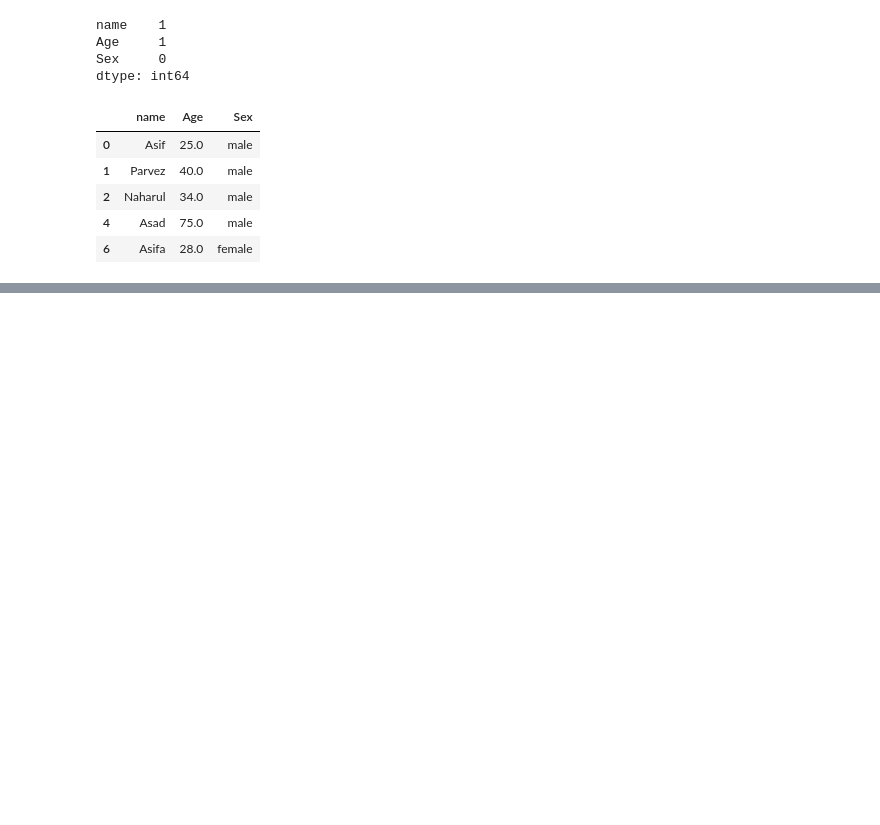
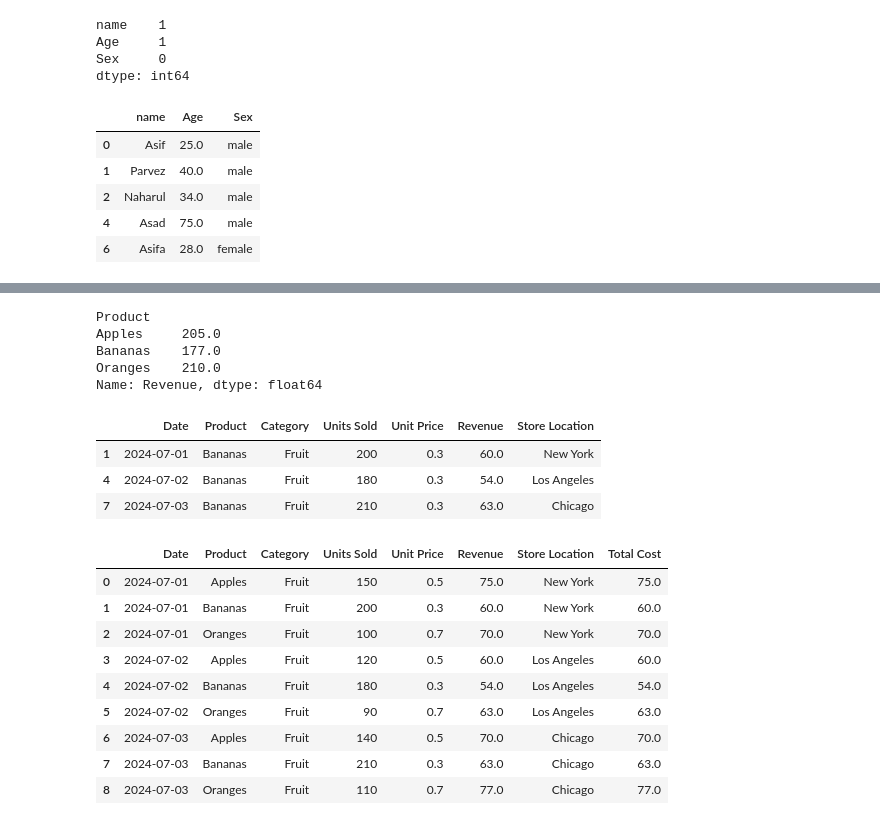
Before and after one commit to minhaz6996/hell-of-a-life, a Jupyter notebook: python-libraries/02-pandas.ipynb, the cells around one changed output, grey strips where cells are left out. Cells and saved outputs as stored; diff of their text form; code cells hidden in the pictures; blank space fills up the shorter version.

```diff
--- a/python-libraries/02-pandas.ipynb
+++ b/python-libraries/02-pandas.ipynb
@@ -404,0 +466,8 @@ df3.dropna()
+# %%
+total_revenue_by_product
+# %% [output]
+Product
+Apples     205.0
+Bananas    177.0
+Oranges    210.0
+Name: Revenue, dtype: float64
@@ -404,0 +476,22 @@ df3.dropna()
+# %%
+filtered_df
+# %% [output]
+|  | Date | Product | Category | Units Sold | Unit Price | Revenue | Store Location |
+| 1 | 2024-07-01 | Bananas | Fruit | 200 | 0.3 | 60.0 | New York |
+| 4 | 2024-07-02 | Bananas | Fruit | 180 | 0.3 | 54.0 | Los Angeles |
+| 7 | 2024-07-03 | Bananas | Fruit | 210 | 0.3 | 63.0 | Chicago |
+# %%
+df['Total Cost'] = df['Units Sold'] * df['Unit Price']
+
+df
+# %% [output]
+|  | Date | Product | Category | Units Sold | Unit Price | Revenue | Store Location | Total Cost |
+| 0 | 2024-07-01 | Apples | Fruit | 150 | 0.5 | 75.0 | New York | 75.0 |
+| 1 | 2024-07-01 | Bananas | Fruit | 200 | 0.3 | 60.0 | New York | 60.0 |
+| 2 | 2024-07-01 | Oranges | Fruit | 100 | 0.7 | 70.0 | New York | 70.0 |
+| 3 | 2024-07-02 | Apples | Fruit | 120 | 0.5 | 60.0 | Los Angeles | 60.0 |
+| 4 | 2024-07-02 | Bananas | Fruit | 180 | 0.3 | 54.0 | Los Angeles | 54.0 |
+| 5 | 2024-07-02 | Oranges | Fruit | 90 | 0.7 | 63.0 | Los Angeles | 63.0 |
+| 6 | 2024-07-03 | Apples | Fruit | 140 | 0.5 | 70.0 | Chicago | 70.0 |
+| 7 | 2024-07-03 | Bananas | Fruit | 210 | 0.3 | 63.0 | Chicago | 63.0 |
+| 8 | 2024-07-03 | Oranges | Fruit | 110 | 0.7 | 77.0 | Chicago | 77.0 |
```
Also changed, not shown: parts of 66 cells of this notebook.
